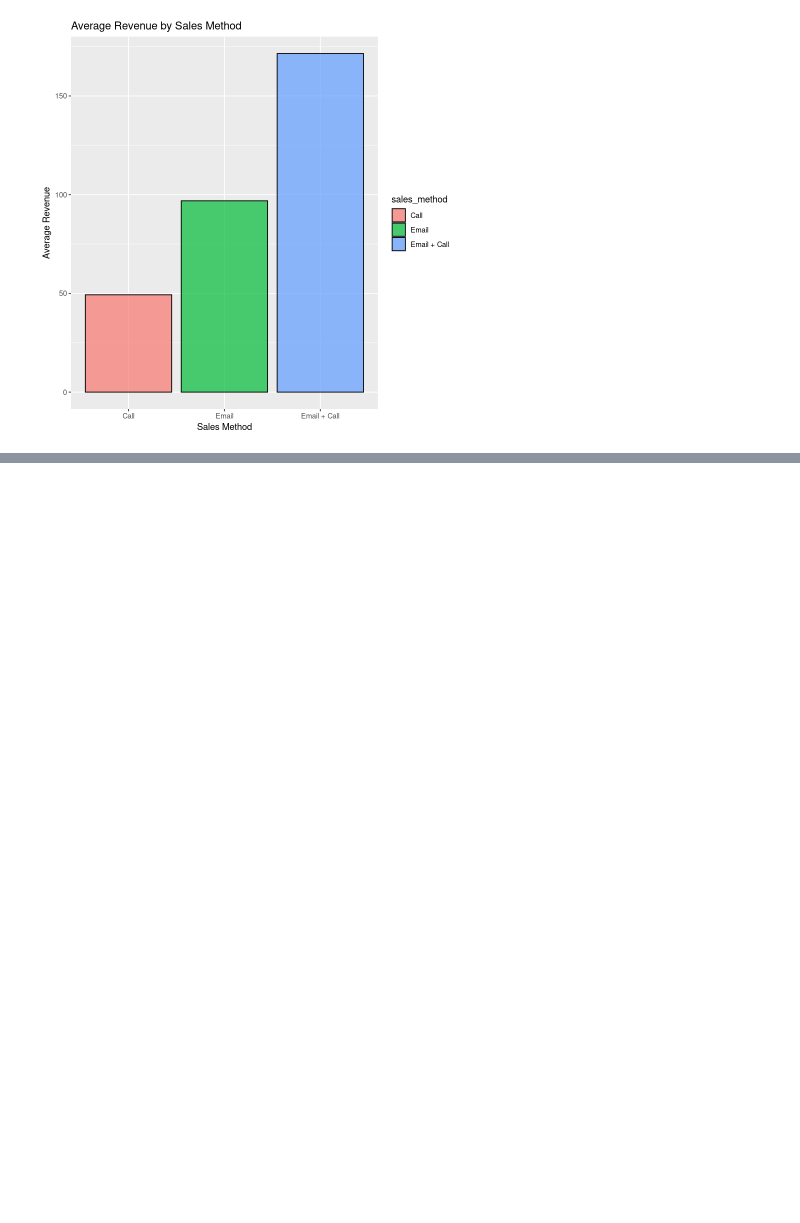
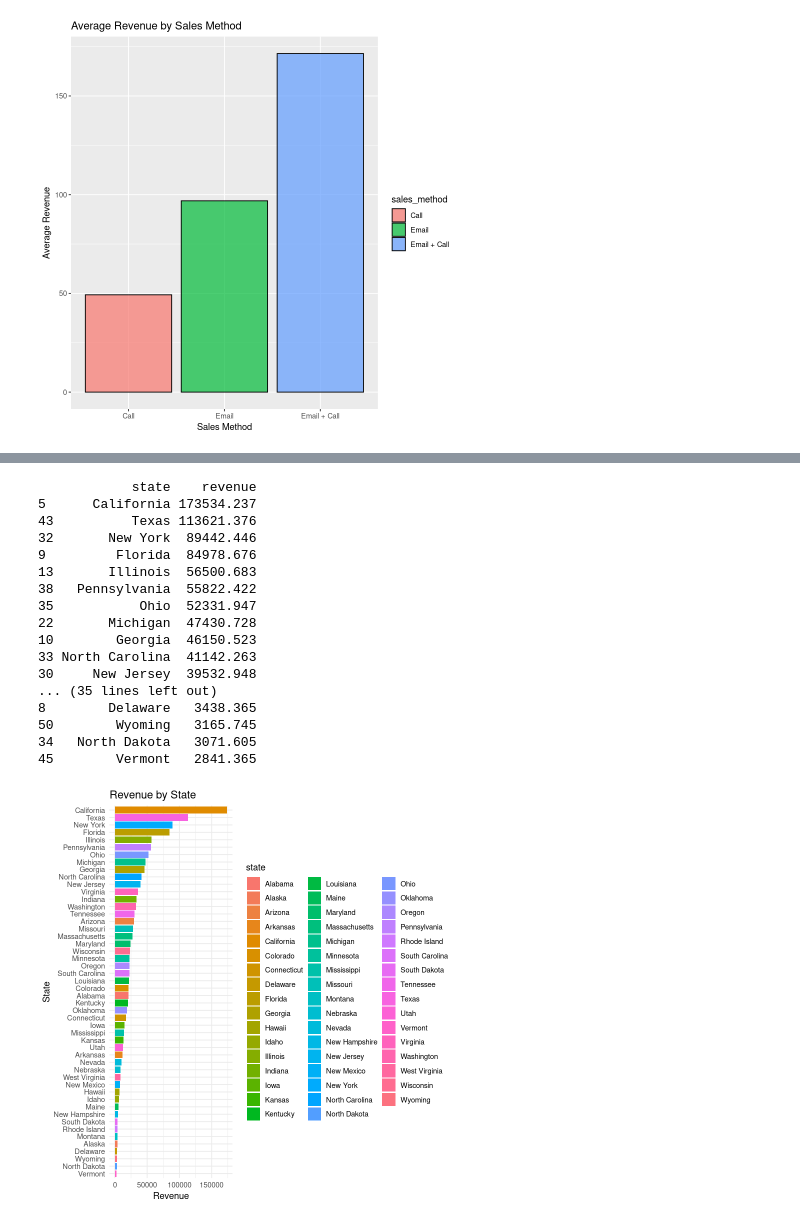
Before and after one commit to mihirrmbhaagwat/Rstatisticalanalysis, a Jupyter notebook: notebook.ipynb, the cells around one changed output, grey strips where cells are left out. Cells and saved outputs as stored; diff of their text form; code cells hidden in the pictures; blank space fills up the shorter version.

```diff
--- a/notebook.ipynb
+++ b/notebook.ipynb
@@ -250,0 +340,36 @@ ggplot(avg_revenue, aes(x = sales_method, y = average_revenue, fill = sales_meth
+# %%
+# Bar Plot for Revenue by State
+# Revenue by State
+# Aggregate revenue by state
+revenue_by_state <- aggregate(revenue ~ state, data = data, sum)
+
+# Order the data frame by revenue in descending order
+revenue_by_state <- revenue_by_state[order(-revenue_by_state$revenue), ]
+
+# Print the ordered data frame
+print(revenue_by_state)
+
+ggplot(revenue_by_state, aes(x = reorder(state, revenue), y = revenue, fill = state)) +
+  geom_bar(stat = "identity") +
+  coord_flip() +
+  labs(title = "Revenue by State", x = "State", y = "Revenue") +
+  theme_minimal()
+# %% [output]
+            state    revenue
+5      California 173534.237
+43          Texas 113621.376
+32       New York  89442.446
+9         Florida  84978.676
+13       Illinois  56500.683
+38   Pennsylvania  55822.422
+35           Ohio  52331.947
+22       Michigan  47430.728
+10        Georgia  46150.523
+33 North Carolina  41142.263
+30     New Jersey  39532.948
+... (35 lines left out)
+8        Delaware   3438.365
+50        Wyoming   3165.745
+34   North Dakota   3071.605
+45        Vermont   2841.365
+[figure, added]
```
Also changed, not shown: parts of 8 cells of this notebook.
